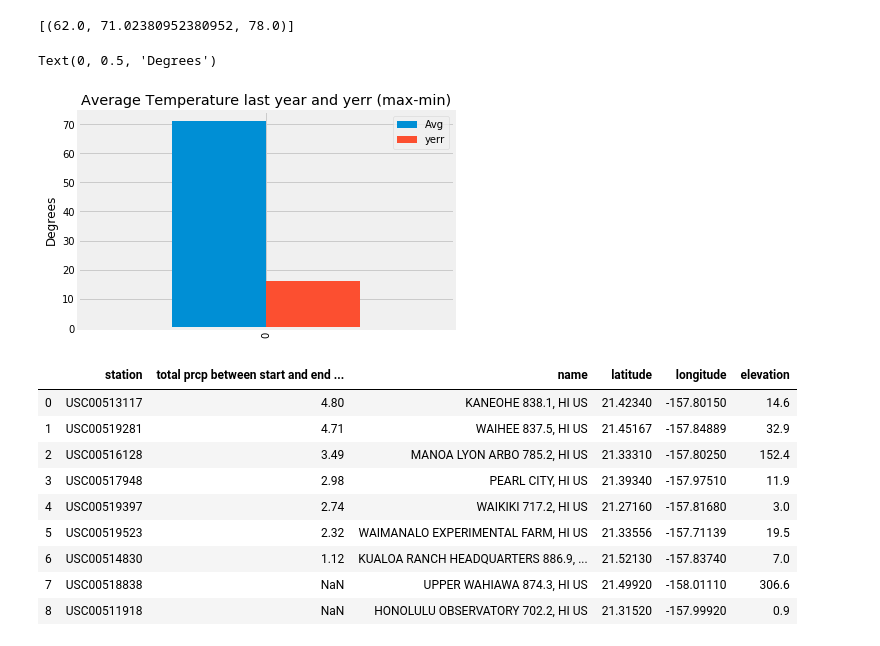
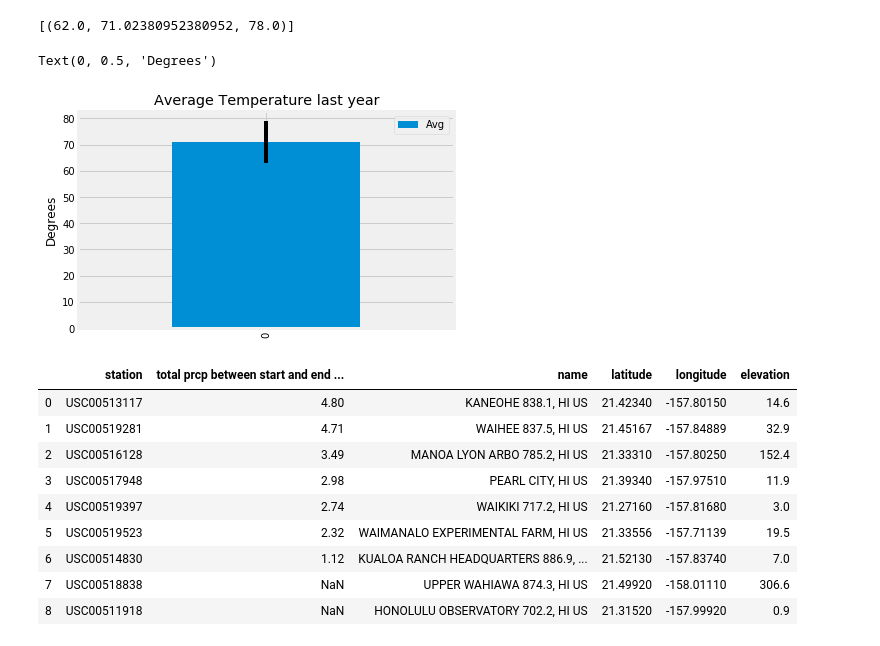
Before and after one commit to abilski2013/sqlalchemy-challenge, a Jupyter notebook: climate_final.ipynb, the cells around one changed output. Saved outputs shown, nothing was run; the diff lists cells and outputs as text; code cells hidden in the pictures.

```diff
--- a/climate_final.ipynb
+++ b/climate_final.ipynb
@@ -232,17 +233,25 @@ trip_temps
 # Use "Trip Avg Temp" as your Title
 # Use the average temperature for the y value
 # Use the peak-to-peak (tmax-tmin) value as the y error bar (yerr)
+###FIRST TIME DOING THIS NOT READING THE INSTRUCTIONS CAREFULLY
+#yerr = TMAX - TMIN
 
-yerr = TMAX - TMIN
+#df = pd.DataFrame([{'Avg': TAVE, 'yerr': yerr}])
 
-df = pd.DataFrame([{'Avg': TAVE, 'yerr': yerr}])
-
-df.plot(kind="bar")
-plt.title("Average Temperature last year and yerr (max-min)")
-plt.ylabel("Degrees")
+#df.plot(kind="bar")
+#plt.title("Average Temperature last year and yerr (max-min)")
+#plt.ylabel("Degrees")
-# %% [output]
-Text(0, 0.5, 'Degrees')
-[figure, removed]
+# %%
+yerr = (TMAX-TMIN)/2
+
+df = pd.DataFrame([{'Avg': TAVE}])
+
+df.plot(kind="bar", yerr=yerr)
+plt.title("Average Temperature last year")
+plt.ylabel("Degrees")
+# %% [output]
+Text(0, 0.5, 'Degrees')
+[figure, added]
 # %%
 # Calculate the total amount of rainfall per weather station for your trip dates using the previous year's matching dates.
 # Sort this in descending order by precipitation amount and list the station, name, latitude, longitude, and elevation
```
Also changed, not shown: parts of 6 cells of this notebook.
